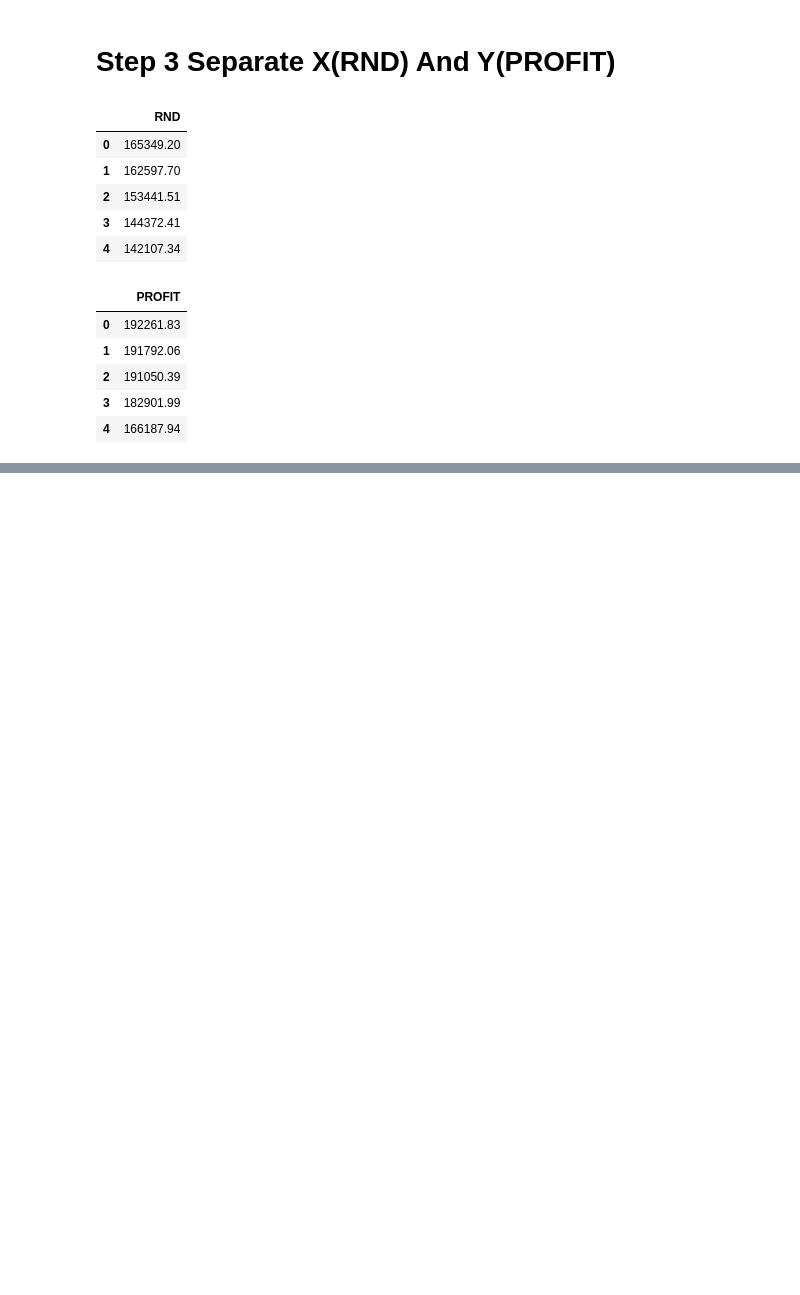
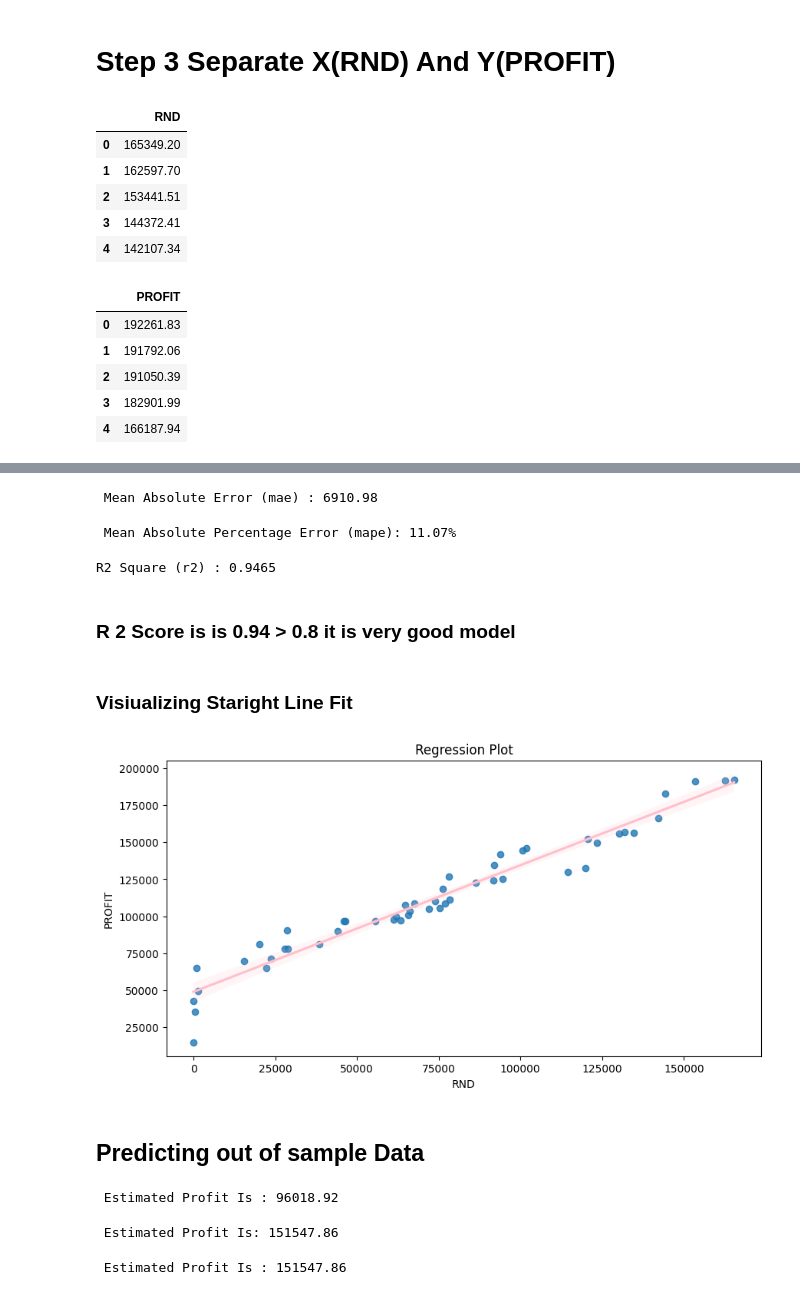
Before and after one commit to sapanagayakwad/Machine-Learning-1st, a Jupyter notebook: Simple Liner Regression/SLR.ipynb, the cells around one changed output, grey strips where cells are left out. Saved outputs shown, nothing was run; the diff lists cells and outputs as text; code cells hidden in the pictures; blank space fills up the shorter version.

```diff
--- a/Simple Liner Regression/SLR.ipynb
+++ b/Simple Liner Regression/SLR.ipynb
@@ -123,0 +186,49 @@ Y.head()
+# %%
+from sklearn.metrics import mean_absolute_error
+mae = mean_absolute_error(Y,ypred)
+print(f' Mean Absolute Error (mae) : {mae:.2f}')
+# %% [output]
+ Mean Absolute Error (mae) : 6910.98
+# %%
+from sklearn.metrics import mean_absolute_percentage_error
+mape = mean_absolute_percentage_error(Y,  ypred)
+print(f" Mean Absolute Percentage Error (mape): {mape*100:.2f}%")
+# %% [output]
+ Mean Absolute Percentage Error (mape): 11.07%
+# %%
+from sklearn.metrics import r2_score
+r2 = r2_score(Y,ypred)
+print(f"R2 Square (r2) : {r2:.4f}")
+# %% [output]
+R2 Square (r2) : 0.9465
+# %% [markdown]
+### R 2 Score is is 0.94 > 0.8  it is  very good model
+# %% [markdown]
+### Visiualizing Staright Line Fit
+# %%
+plt.figure(figsize=(10,5))
+sns.regplot(data =  df  , x="RND" ,y= "PROFIT" ,line_kws={"color":"Pink"})
+plt.title("Regression Plot")
+plt.show()
+# %% [output]
+[figure, added]
+# %% [markdown]
+## Predicting  out of sample Data
+# %%
+rnd = [[55000]]
+profit_est = model.predict(rnd)[0][0]
+print(f" Estimated Profit Is : {profit_est:.2f}")
+# %% [output]
+ Estimated Profit Is : 96018.92
+# %%
+rnd = [[120000]]
+profit_est = model.predict(rnd)[0][0]
+print(f" Estimated Profit Is: {profit_est:.2f}")
+# %% [output]
+ Estimated Profit Is: 151547.86
+# %%
+rnd = [[120000]]
+profit_est = model.predict(rnd)[0][0]
+print(f" Estimated Profit Is : {profit_est:.2f}")
+# %% [output]
+ Estimated Profit Is : 151547.86
```
Also changed, not shown: parts of 12 cells of this notebook.
